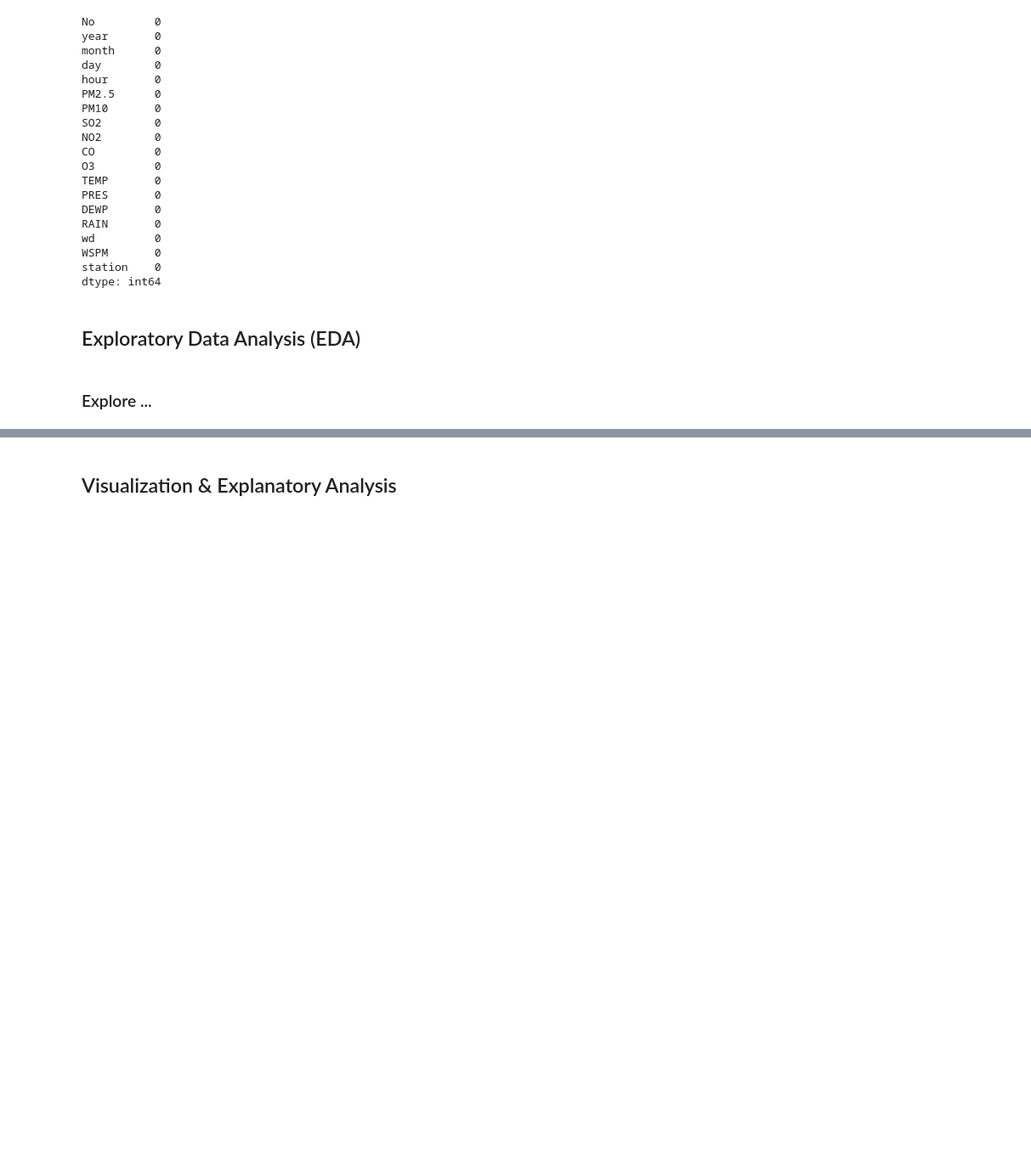
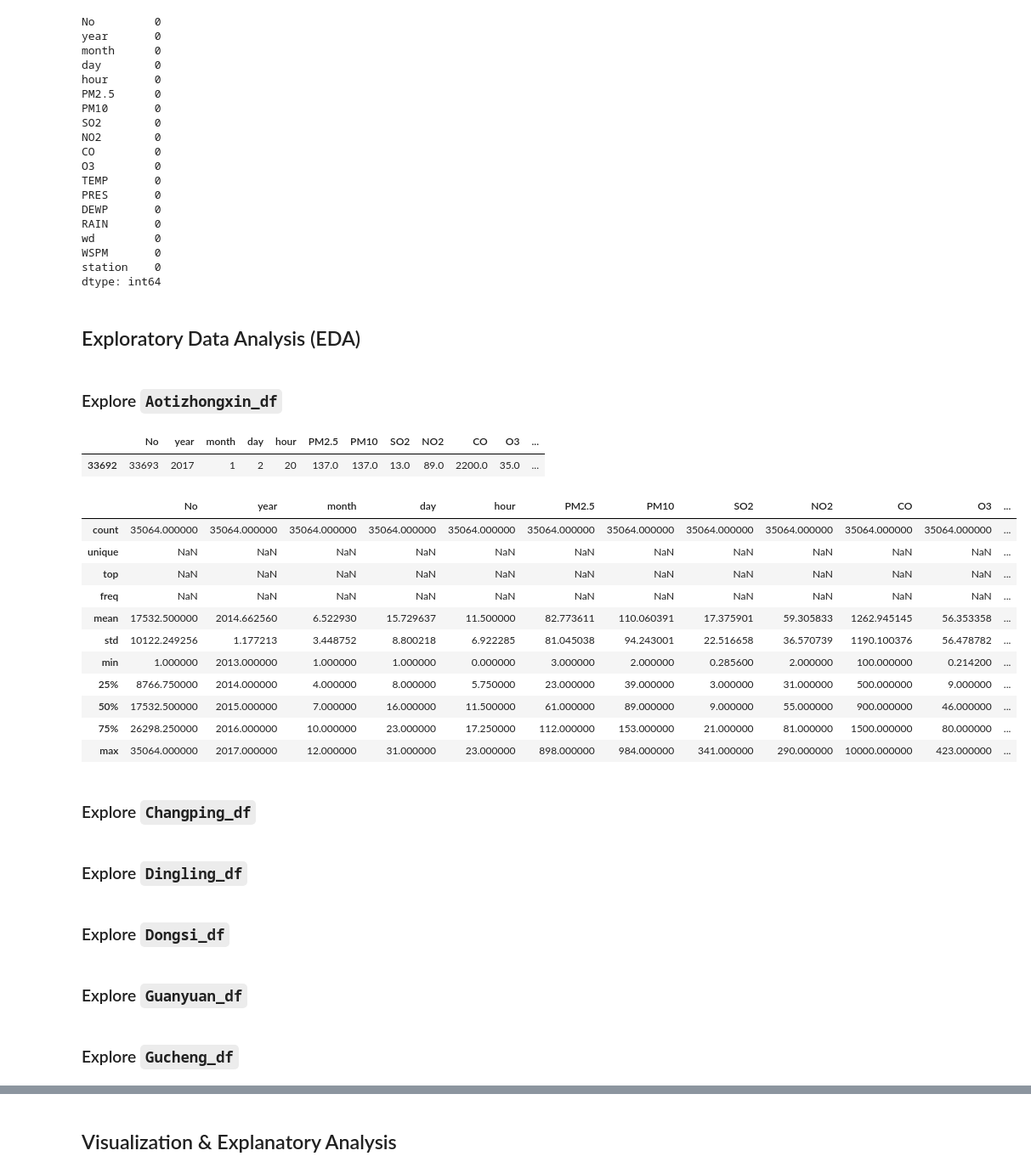
Before and after one commit to Arif-0123/Proyek_Analisis_Data, a Jupyter notebook: Air Quality Dataset/submision/notebook.ipynb, the cells around one changed output, grey strips where cells are left out. Shown: that part at 85% size. Cells and saved outputs as stored; diff of their text form; code cells hidden in the pictures; blank space fills up the shorter version.

Commit message:
tambah informasi EDA tabel data  aotizhongxin

```diff
--- a/Air Quality Dataset/submision/notebook.ipynb
+++ b/Air Quality Dataset/submision/notebook.ipynb
@@ -2833,4 +2833,34 @@ dtype: int64
 # %% [markdown]
 ## Exploratory Data Analysis (EDA)
 # %% [markdown]
-### Explore ...
+### Explore `Aotizhongxin_df`
+# %%
+Aotizhongxin_df.sample()
+# %% [output]
+|  | No | year | month | day | hour | PM2.5 | PM10 | SO2 | NO2 | CO | O3 | ... |
+| 33692 | 33693 | 2017 | 1 | 2 | 20 | 137.0 | 137.0 | 13.0 | 89.0 | 2200.0 | 35.0 | ... |
+# %%
+Aotizhongxin_df.describe(include='all')
+# %% [output]
+|  | No | year | month | day | hour | PM2.5 | PM10 | SO2 | NO2 | CO | O3 | ... |
+| count | 35064.000000 | 35064.000000 | 35064.000000 | 35064.000000 | 35064.000000 | 35064.000000 | 35064.000000 | 35064.000000 | 35064.000000 | 35064.000000 | 35064.000000 | ... |
+| unique | NaN | NaN | NaN | NaN | NaN | NaN | NaN | NaN | NaN | NaN | NaN | ... |
+| top | NaN | NaN | NaN | NaN | NaN | NaN | NaN | NaN | NaN | NaN | NaN | ... |
+| freq | NaN | NaN | NaN | NaN | NaN | NaN | NaN | NaN | NaN | NaN | NaN | ... |
+| mean | 17532.500000 | 2014.662560 | 6.522930 | 15.729637 | 11.500000 | 82.773611 | 110.060391 | 17.375901 | 59.305833 | 1262.945145 | 56.353358 | ... |
+| std | 10122.249256 | 1.177213 | 3.448752 | 8.800218 | 6.922285 | 81.045038 | 94.243001 | 22.516658 | 36.570739 | 1190.100376 | 56.478782 | ... |
+| min | 1.000000 | 2013.000000 | 1.000000 | 1.000000 | 0.000000 | 3.000000 | 2.000000 | 0.285600 | 2.000000 | 100.000000 | 0.214200 | ... |
+| 25% | 8766.750000 | 2014.000000 | 4.000000 | 8.000000 | 5.750000 | 23.000000 | 39.000000 | 3.000000 | 31.000000 | 500.000000 | 9.000000 | ... |
+| 50% | 17532.500000 | 2015.000000 | 7.000000 | 16.000000 | 11.500000 | 61.000000 | 89.000000 | 9.000000 | 55.000000 | 900.000000 | 46.000000 | ... |
+| 75% | 26298.250000 | 2016.000000 | 10.000000 | 23.000000 | 17.250000 | 112.000000 | 153.000000 | 21.000000 | 81.000000 | 1500.000000 | 80.000000 | ... |
+| max | 35064.000000 | 2017.000000 | 12.000000 | 31.000000 | 23.000000 | 898.000000 | 984.000000 | 341.000000 | 290.000000 | 10000.000000 | 423.000000 | ... |
+# %% [markdown]
+### Explore `Changping_df`
+# %% [markdown]
+### Explore `Dingling_df`
+# %% [markdown]
+### Explore `Dongsi_df`
+# %% [markdown]
+### Explore `Guanyuan_df`
+# %% [markdown]
+### Explore `Gucheng_df`
```
Also changed, not shown: parts of 11 cells of this notebook.
